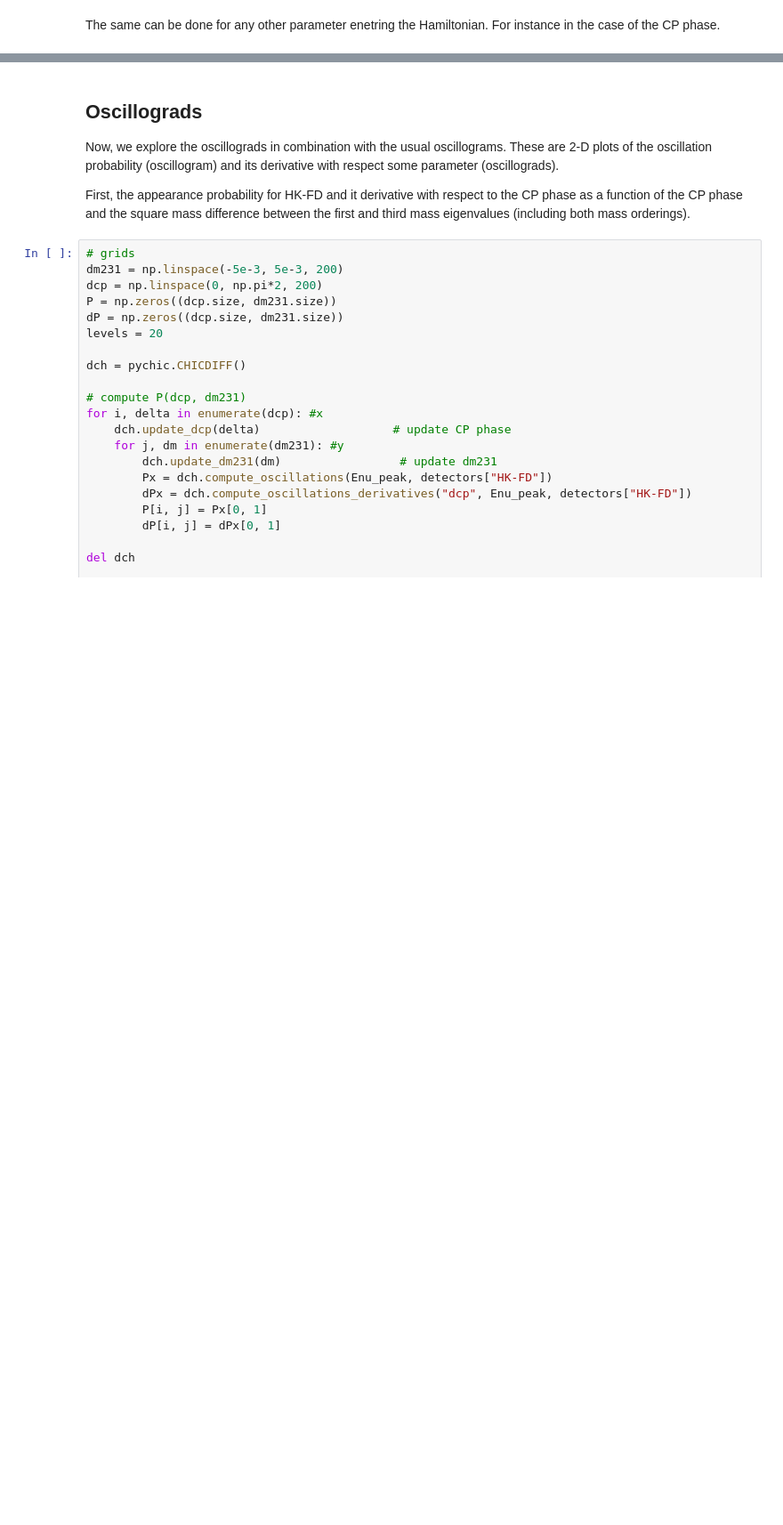
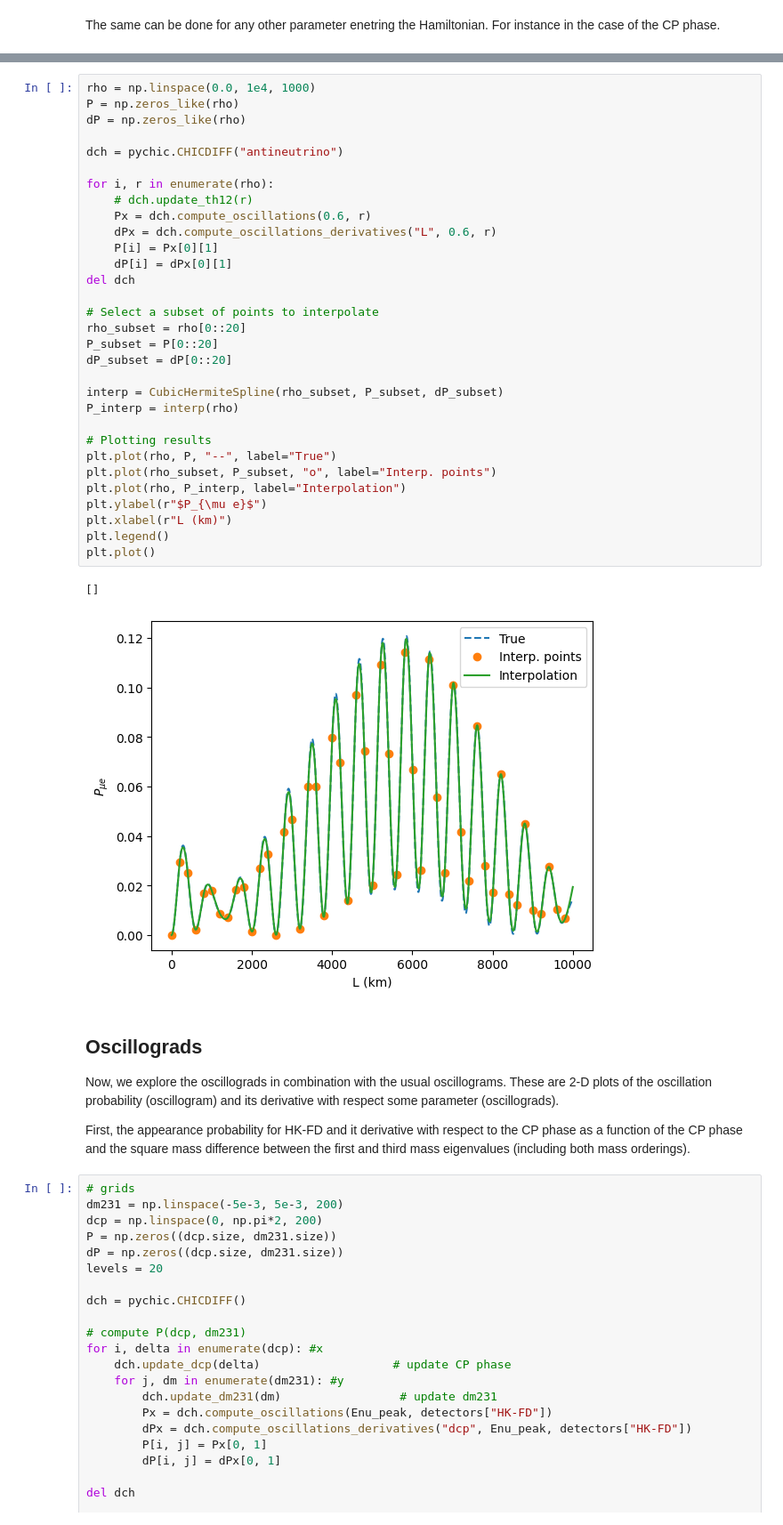
Before and after one commit to pabloferm/CHIC, a Jupyter notebook: examples/python/example.ipynb, the cells around one changed output, grey strips where cells are left out. Shown at 89% size. Cells and saved outputs as stored; diff of their text form; blank space fills up the shorter version.

```diff
--- a/examples/python/example.ipynb
+++ b/examples/python/example.ipynb
@@ -164,3 +164,37 @@ plt.plot()
+# %%
+rho = np.linspace(0.0, 1e4, 1000)
+P = np.zeros_like(rho)
+dP = np.zeros_like(rho)
+
+dch = pychic.CHICDIFF("antineutrino")
+
+for i, r in enumerate(rho):
+    # dch.update_th12(r)
+    Px = dch.compute_oscillations(0.6, r)
+    dPx = dch.compute_oscillations_derivatives("L", 0.6, r)
+    P[i] = Px[0][1]
+    dP[i] = dPx[0][1]
+del dch
+
+# Select a subset of points to interpolate
+rho_subset = rho[0::20]
+P_subset = P[0::20]
+dP_subset = dP[0::20]
+
+interp = CubicHermiteSpline(rho_subset, P_subset, dP_subset)
+P_interp = interp(rho)
+
+# Plotting results
+plt.plot(rho, P, "--", label="True")
+plt.plot(rho_subset, P_subset, "o", label="Interp. points")
+plt.plot(rho, P_interp, label="Interpolation")
+plt.ylabel(r"$P_{\mu e}$")
+plt.xlabel(r"L (km)")
+plt.legend()
+plt.plot()
+# %% [output]
+[]
+[figure, added]
 # %% [markdown]
 ## Oscillograds
 Now, we explore the oscillograds in combination with the usual oscillograms. These are 2-D plots of the oscillation probability (oscillogram) and its derivative with respect some parameter (oscillograds).
```
Also changed, not shown: parts of 4 cells of this notebook, 8 other files.
